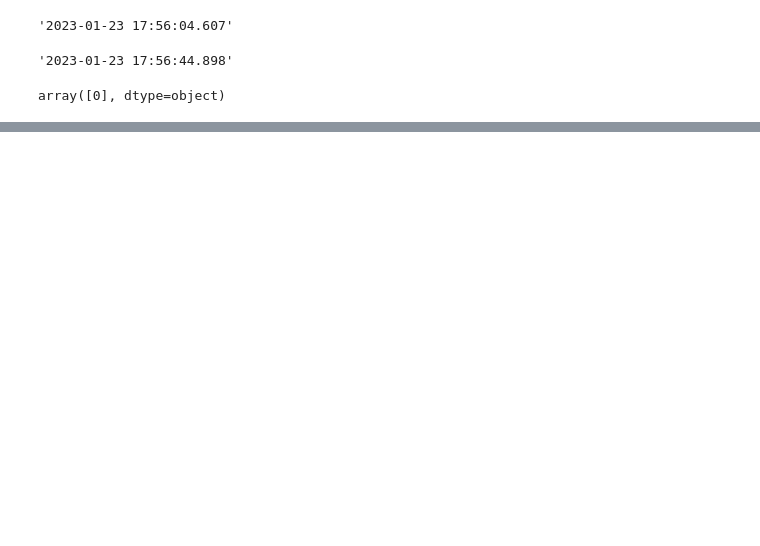
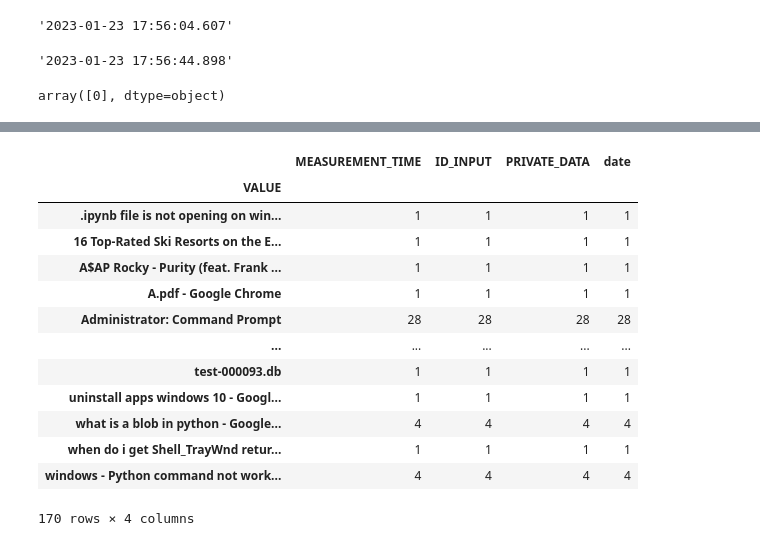
Before and after one commit to miloncl/System-Usage-Analysis, a Jupyter notebook: Process and EDA.ipynb, the cells around one changed output, grey strips where cells are left out. Drawn from its saved outputs; the diff is of its cells as text; code cells hidden in the pictures; blank space fills up the shorter version.

```diff
--- a/Process and EDA.ipynb
+++ b/Process and EDA.ipynb
@@ -128,0 +178,18 @@ array([0], dtype=object)
+# %%
+tab_app = df[df.ID_INPUT == 3]
+tab_app.groupby('VALUE').count()
+# %% [output]
+|  | MEASUREMENT_TIME | ID_INPUT | PRIVATE_DATA | date |
+| VALUE |  |  |  |  |
+| .ipynb file is not opening on win... | 1 | 1 | 1 | 1 |
+| 16 Top-Rated Ski Resorts on the E... | 1 | 1 | 1 | 1 |
+| A$AP Rocky - Purity (feat. Frank ... | 1 | 1 | 1 | 1 |
+| A.pdf - Google Chrome | 1 | 1 | 1 | 1 |
+| Administrator: Command Prompt | 28 | 28 | 28 | 28 |
+| ... | ... | ... | ... | ... |
+| test-000093.db | 1 | 1 | 1 | 1 |
+| uninstall apps windows 10 - Googl... | 1 | 1 | 1 | 1 |
+| what is a blob in python - Google... | 4 | 4 | 4 | 4 |
+| when do i get Shell_TrayWnd retur... | 1 | 1 | 1 | 1 |
+| windows - Python command not work... | 4 | 4 | 4 | 4 |
+170 rows × 4 columns
```
Also changed, not shown: parts of 14 cells of this notebook.
